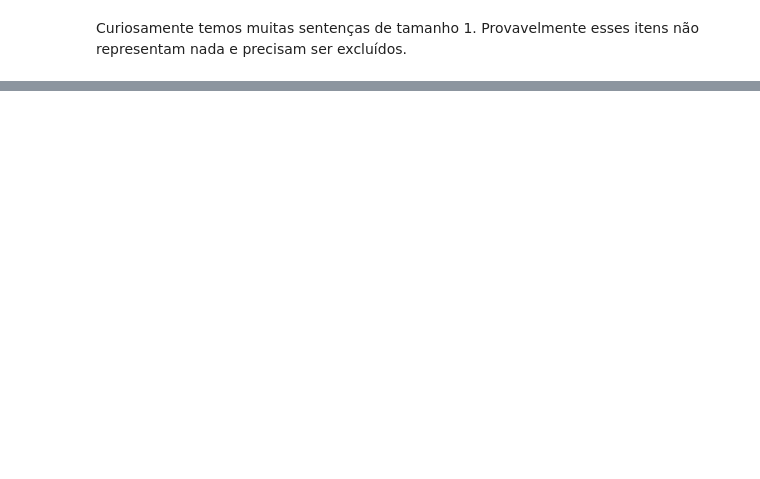
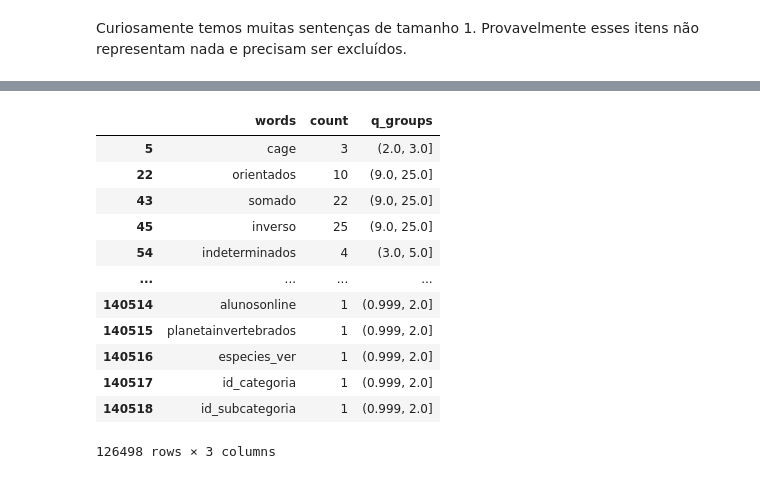
Before and after one commit to LucianoBatista/bncc-classifier, a Jupyter notebook: analysis/notebooks/luciano-01-01-eda.ipynb, the cells around one changed output, grey strips where cells are left out. Cells and saved outputs as stored; diff of their text form; code cells hidden in the pictures; blank space fills up the shorter version.

```diff
--- a/analysis/notebooks/luciano-01-01-eda.ipynb
+++ b/analysis/notebooks/luciano-01-01-eda.ipynb
@@ -96,0 +190,18 @@ df_c1
+# %%
+less_than_25_df = count_tokens_df[count_tokens_df["count"] <= 25]
+# %%
+less_than_25_df
+# %% [output]
+|  | words | count | q_groups |
+| 5 | cage | 3 | (2.0, 3.0] |
+| 22 | orientados | 10 | (9.0, 25.0] |
+| 43 | somado | 22 | (9.0, 25.0] |
+| 45 | inverso | 25 | (9.0, 25.0] |
+| 54 | indeterminados | 4 | (3.0, 5.0] |
+| ... | ... | ... | ... |
+| 140514 | alunosonline | 1 | (0.999, 2.0] |
+| 140515 | planetainvertebrados | 1 | (0.999, 2.0] |
+| 140516 | especies_ver | 1 | (0.999, 2.0] |
+| 140517 | id_categoria | 1 | (0.999, 2.0] |
+| 140518 | id_subcategoria | 1 | (0.999, 2.0] |
+126498 rows × 3 columns
```
Also changed, not shown: parts of 16 cells of this notebook, 2 other files.
